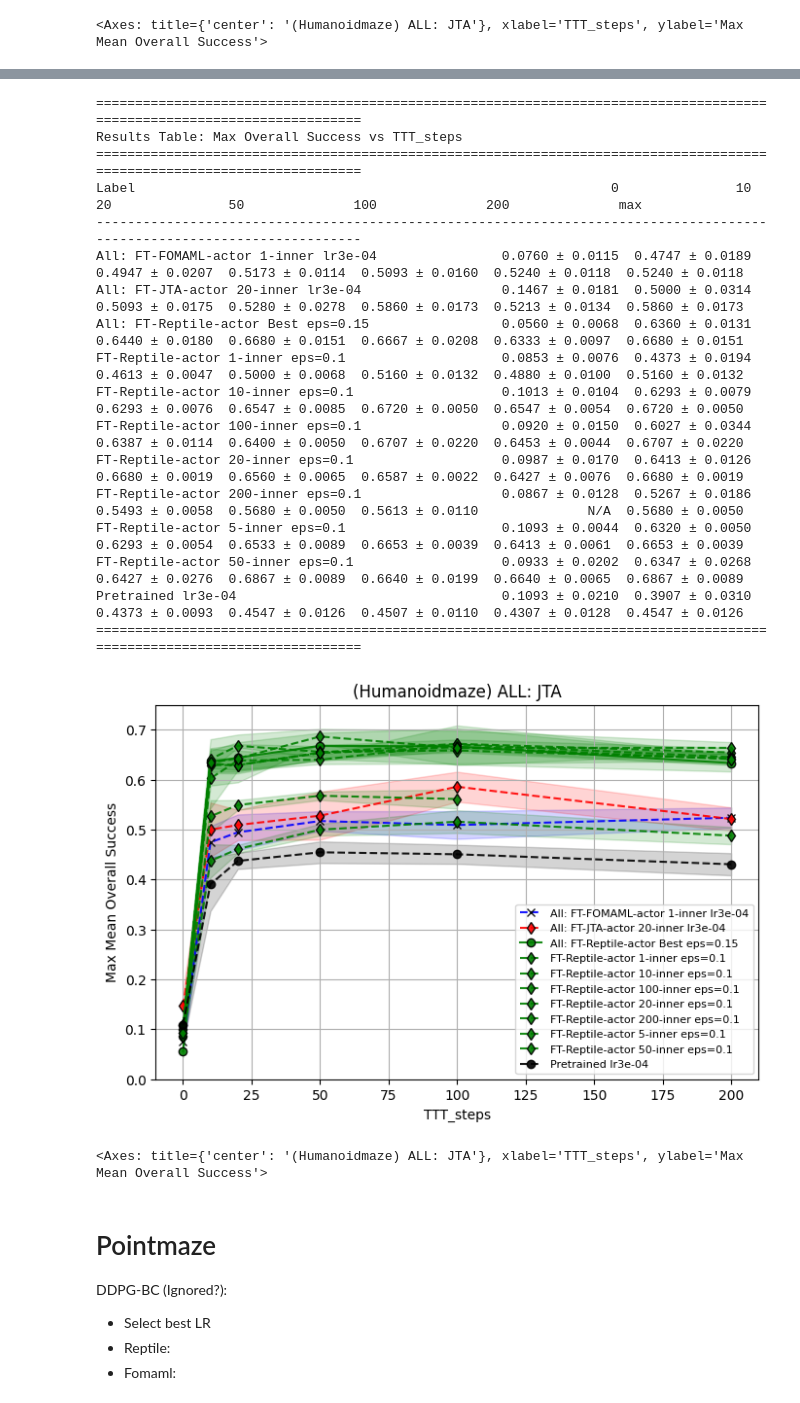
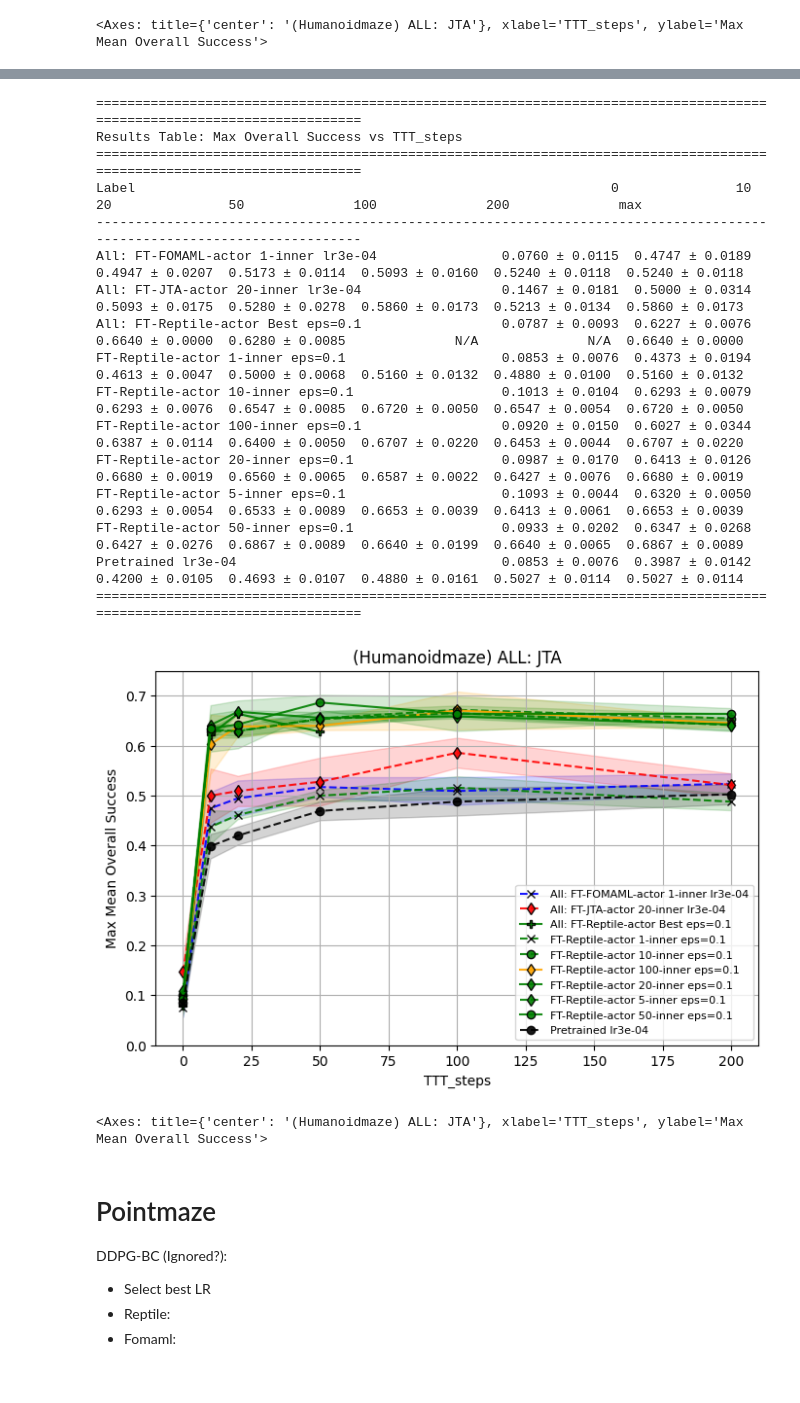
Before and after one commit to antoniomari/meta-gc-rl, a Jupyter notebook: notebooks/eval_plots.ipynb, the cells around one changed output, grey strips where cells are left out. Cells and saved outputs as stored; diff of their text form; code cells hidden in the pictures.

```diff
--- a/notebooks/eval_plots.ipynb
+++ b/notebooks/eval_plots.ipynb
@@ -972,6 +1115,5 @@ Pretrained lr3e-04                                  0.1093 ± 0.0210  0.3907 ±
 # %%
 HUMANOIDMAZE_JTA = {
-
     "All: FT-JTA-actor 20-inner lr3e-04": {
         "groups": [
             "FT-ALL-humanoidmaze-ddpgbc-JTA-20-1-mc0.2-lr0.0003-ilr0.0003"
@@ -983,7 +1125,7 @@ HUMANOIDMAZE_JTA = {
 
     "Pretrained lr3e-04": {
         "groups": [
-            "RANDOM-humanoidmaze-ddpgbc-PT-1-1-mc0.2-lr0.0003-ilr0.0003"
+            "humanoidmaze_iql_ddpgbc/RANDOM-humanoidmaze-ddpgbc-PT-1-1-mc0.2-lr0.0003-ilr0.0003_actor_lossddpgbc"
         ],
         "color": "black",
         "linestyle": "--",
@@ -1008,12 +1150,13 @@ HUMANOIDMAZE_JTA = {
     #    "dot_type": "d",
     #},
 
-    "All: FT-Reptile-actor Best eps=0.15": {
+    "All: FT-Reptile-actor Best eps=0.1": {
         "groups": [
-            "FT-ALL-humanoidmaze-ddpgbc-RRAB-200-1-m_0.15-lr0.15-ilr0.0003"
+            "humanoidmaze_iql_ddpgbc/FT-ALL-humanoidmaze-ddpgbc-RRAB-200-1-m_0.1-lr0.1-ilr0.0003_actor_lossddpgbc"
         ],
         "color": "green",
         "linestyle": "-",
+        "dot_type": "P",
     },
 
     "FT-Reptile-actor 1-inner eps=0.1": {
@@ -1022,7 +1165,7 @@ HUMANOIDMAZE_JTA = {
         ],
         "color": "green",
         "linestyle": "--",
-        "dot_type": "d",
+        "dot_type": "x",
     },
 
 
@@ -1041,7 +1184,7 @@ HUMANOIDMAZE_JTA = {
         ],
         "color": "green",
         "linestyle": "--",
-        "dot_type": "d",
+        "dot_type": "o",
     },
 
     "FT-Reptile-actor 20-inner eps=0.1": {
@@ -1049,7 +1192,7 @@ HUMANOIDMAZE_JTA = {
             "humanoidmaze_iql_ddpgbc/FT-ALL-humanoidmaze-ddpgbc-RRA-20-1-m_0.1-lr0.1-ilr0.0003_actor_lossddpgbc"
         ],
         "color": "green",
-        "linestyle": "--",
+        "linestyle": "-",
         "dot_type": "d",
     },
 
@@ -1058,62 +1201,52 @@ HUMANOIDMAZE_JTA = {
             "humanoidmaze_iql_ddpgbc/FT-ALL-humanoidmaze-ddpgbc-RRA-50-1-m_0.1-lr0.1-ilr0.0003_actor_lossddpgbc"
         ],
         "color": "green",
-        "linestyle": "--",
-        "dot_type": "d",
+        "linestyle": "-",
+        "dot_type": "o",
     },
 
     "FT-Reptile-actor 100-inner eps=0.1": {
         "groups": [
             "humanoidmaze_iql_ddpgbc/FT-ALL-humanoidmaze-ddpgbc-RRA-100-1-m_0.1-lr0.1-ilr0.0003_actor_lossddpgbc"
         ],
-        "color": "green",
-        "linestyle": "--",
-        "dot_type": "d",
-    },
-
-    "FT-Reptile-actor 200-inner eps=0.1": {
-        "groups": [
-            "humanoidmaze_iql_ddpgbc/FT-ALL-humanoidmaze-ddpgbc-RRA-200-1-m_0.1-lr0.1-ilr0.0003_actor_lossddpgbc"
-        ],
-        "color": "green",
-        "linestyle": "--",
+        "color": "orange",
+        "linestyle": "-",
         "dot_type": "d",
     },
 
 
     #"All: FT-Reptile-actor Best eps=1.0": {
     #    "groups": [
     #        "FT-ALL-humanoidmaze-ddpgbc-RRAB-200-1-lr1.0-ilr0.0003"
     #    ],
     #    "color": "green",
     #    "linestyle": "--",
     #    "dot_type": "o",
     #},
 }
 
 for run_name, run_info in HUMANOIDMAZE_JTA.items():
     pass # plot_overall_success_for_groups({run_name: run_info})
 
 plot_max_overall_success_vs_ttt_steps(HUMANOIDMAZE_JTA, reset=False, title="(Humanoidmaze) ALL: JTA", ylim=(0, 0.75), print_table=True)
 # %% [output]
 ========================================================================================================================
 Results Table: Max Overall Success vs TTT_steps
 ========================================================================================================================
 Label                                                             0               10               20               50              100              200              max
 ------------------------------------------------------------------------------------------------------------------------
 All: FT-FOMAML-actor 1-inner lr3e-04                0.0760 ± 0.0115  0.4747 ± 0.0189  0.4947 ± 0.0207  0.5173 ± 0.0114  0.5093 ± 0.0160  0.5240 ± 0.0118  0.5240 ± 0.0118
 All: FT-JTA-actor 20-inner lr3e-04                  0.1467 ± 0.0181  0.5000 ± 0.0314  0.5093 ± 0.0175  0.5280 ± 0.0278  0.5860 ± 0.0173  0.5213 ± 0.0134  0.5860 ± 0.0173
-All: FT-Reptile-actor Best eps=0.15                 0.0560 ± 0.0068  0.6360 ± 0.0131  0.6440 ± 0.0180  0.6680 ± 0.0151  0.6667 ± 0.0208  0.6333 ± 0.0097  0.6680 ± 0.0151
+All: FT-Reptile-actor Best eps=0.1                  0.0787 ± 0.0093  0.6227 ± 0.0076  0.6640 ± 0.0000  0.6280 ± 0.0085              N/A              N/A  0.6640 ± 0.0000
 FT-Reptile-actor 1-inner eps=0.1                    0.0853 ± 0.0076  0.4373 ± 0.0194  0.4613 ± 0.0047  0.5000 ± 0.0068  0.5160 ± 0.0132  0.4880 ± 0.0100  0.5160 ± 0.0132
 FT-Reptile-actor 10-inner eps=0.1                   0.1013 ± 0.0104  0.6293 ± 0.0079  0.6293 ± 0.0076  0.6547 ± 0.0085  0.6720 ± 0.0050  0.6547 ± 0.0054  0.6720 ± 0.0050
 FT-Reptile-actor 100-inner eps=0.1                  0.0920 ± 0.0150  0.6027 ± 0.0344  0.6387 ± 0.0114  0.6400 ± 0.0050  0.6707 ± 0.0220  0.6453 ± 0.0044  0.6707 ± 0.0220
 FT-Reptile-actor 20-inner eps=0.1                   0.0987 ± 0.0170  0.6413 ± 0.0126  0.6680 ± 0.0019  0.6560 ± 0.0065  0.6587 ± 0.0022  0.6427 ± 0.0076  0.6680 ± 0.0019
-FT-Reptile-actor 200-inner eps=0.1                  0.0867 ± 0.0128  0.5267 ± 0.0186  0.5493 ± 0.0058  0.5680 ± 0.0050  0.5613 ± 0.0110              N/A  0.5680 ± 0.0050
 FT-Reptile-actor 5-inner eps=0.1                    0.1093 ± 0.0044  0.6320 ± 0.0050  0.6293 ± 0.0054  0.6533 ± 0.0089  0.6653 ± 0.0039  0.6413 ± 0.0061  0.6653 ± 0.0039
 FT-Reptile-actor 50-inner eps=0.1                   0.0933 ± 0.0202  0.6347 ± 0.0268  0.6427 ± 0.0276  0.6867 ± 0.0089  0.6640 ± 0.0199  0.6640 ± 0.0065  0.6867 ± 0.0089
-Pretrained lr3e-04                                  0.1093 ± 0.0210  0.3907 ± 0.0310  0.4373 ± 0.0093  0.4547 ± 0.0126  0.4507 ± 0.0110  0.4307 ± 0.0128  0.4547 ± 0.0126
+Pretrained lr3e-04                                  0.0853 ± 0.0076  0.3987 ± 0.0142  0.4200 ± 0.0105  0.4693 ± 0.0107  0.4880 ± 0.0161  0.5027 ± 0.0114  0.5027 ± 0.0114
 ========================================================================================================================
-[figure, old version]
+[figure, new version]
 <Axes: title={'center': '(Humanoidmaze) ALL: JTA'}, xlabel='TTT_steps', ylabel='Max Mean Overall Success'>
 # %%
 # Antmaze BC
```
Also changed, not shown: parts of 2 cells of this notebook, 9 other files.
